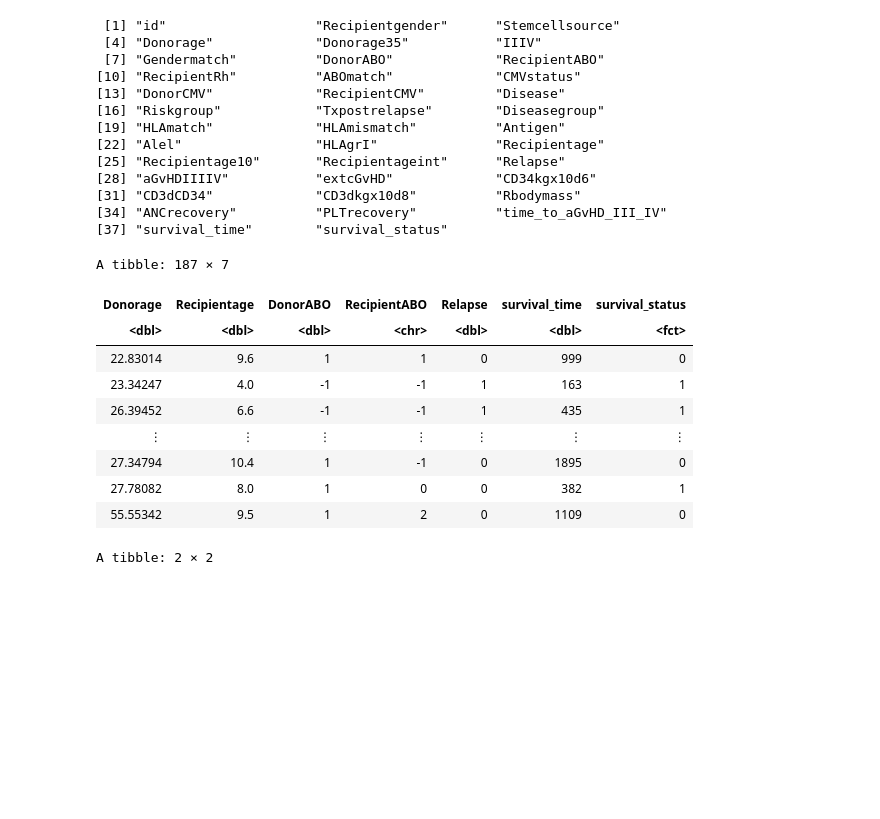
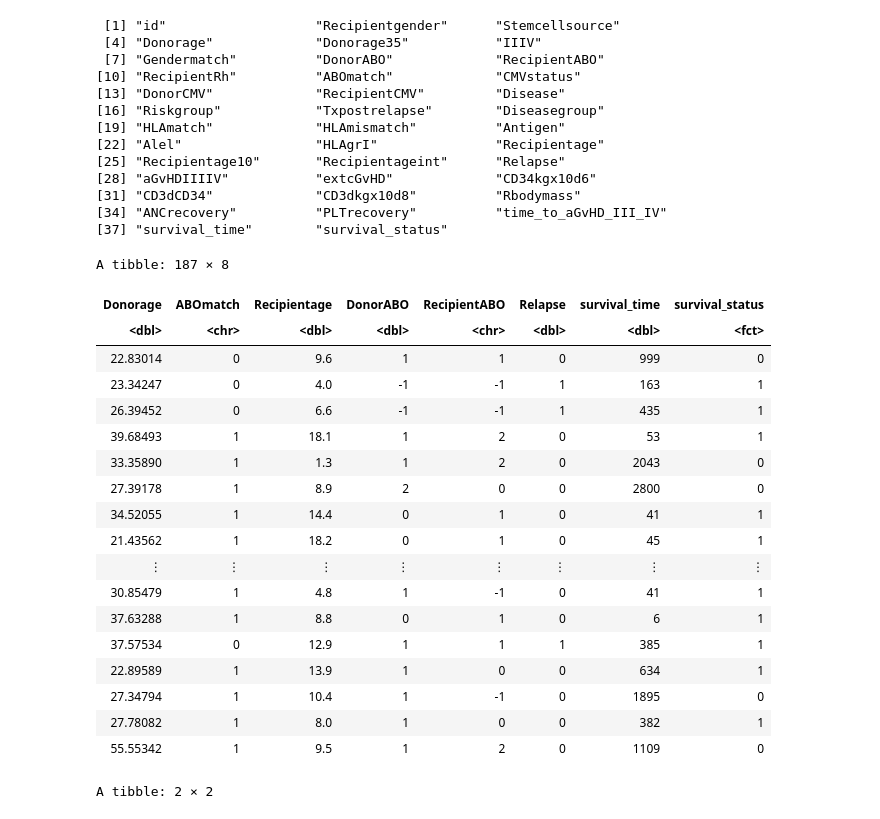
Before and after one commit to lattellie/23-03-DSCI-group-project, a Jupyter notebook: pre-visualization.ipynb, the cells around one changed output. Drawn from its saved outputs; the diff is of its cells as text; code cells hidden in the pictures; blank space fills up the shorter version.

```diff
--- a/pre-visualization.ipynb
+++ b/pre-visualization.ipynb
@@ -46,20 +71,29 @@ A tibble: 6 × 38
 [37] "survival_time"        "survival_status"
 # %%
 bone_selected <- bone_data |>
-select(Donorage, Recipientage, DonorABO, RecipientABO, Relapse, survival_time, survival_status)|>
+select(Donorage, ABOmatch, Recipientage, DonorABO, RecipientABO, Relapse, survival_time, survival_status)|>
 mutate(survival_status = as_factor(survival_status))
 bone_selected
 # %% [output]
-A tibble: 187 × 7
+A tibble: 187 × 8
-| Donorage | Recipientage | DonorABO | RecipientABO | Relapse | survival_time | survival_status |
-| <dbl> | <dbl> | <dbl> | <chr> | <dbl> | <dbl> | <fct> |
-| 22.83014 | 9.6 | 1 | 1 | 0 | 999 | 0 |
-| 23.34247 | 4.0 | -1 | -1 | 1 | 163 | 1 |
-| 26.39452 | 6.6 | -1 | -1 | 1 | 435 | 1 |
-| ⋮ | ⋮ | ⋮ | ⋮ | ⋮ | ⋮ | ⋮ |
-| 27.34794 | 10.4 | 1 | -1 | 0 | 1895 | 0 |
-| 27.78082 | 8.0 | 1 | 0 | 0 | 382 | 1 |
-| 55.55342 | 9.5 | 1 | 2 | 0 | 1109 | 0 |
+| Donorage | ABOmatch | Recipientage | DonorABO | RecipientABO | Relapse | survival_time | survival_status |
+| <dbl> | <chr> | <dbl> | <dbl> | <chr> | <dbl> | <dbl> | <fct> |
+| 22.83014 | 0 | 9.6 | 1 | 1 | 0 | 999 | 0 |
+| 23.34247 | 0 | 4.0 | -1 | -1 | 1 | 163 | 1 |
+| 26.39452 | 0 | 6.6 | -1 | -1 | 1 | 435 | 1 |
+| 39.68493 | 1 | 18.1 | 1 | 2 | 0 | 53 | 1 |
+| 33.35890 | 1 | 1.3 | 1 | 2 | 0 | 2043 | 0 |
+| 27.39178 | 1 | 8.9 | 2 | 0 | 0 | 2800 | 0 |
+| 34.52055 | 1 | 14.4 | 0 | 1 | 0 | 41 | 1 |
+| 21.43562 | 1 | 18.2 | 0 | 1 | 0 | 45 | 1 |
+| ⋮ | ⋮ | ⋮ | ⋮ | ⋮ | ⋮ | ⋮ | ⋮ |
+| 30.85479 | 1 | 4.8 | 1 | -1 | 0 | 41 | 1 |
+| 37.63288 | 1 | 8.8 | 0 | 1 | 0 | 6 | 1 |
+| 37.57534 | 0 | 12.9 | 1 | 1 | 1 | 385 | 1 |
+| 22.89589 | 1 | 13.9 | 1 | 0 | 0 | 634 | 1 |
+| 27.34794 | 1 | 10.4 | 1 | -1 | 0 | 1895 | 0 |
+| 27.78082 | 1 | 8.0 | 1 | 0 | 0 | 382 | 1 |
+| 55.55342 | 1 | 9.5 | 1 | 2 | 0 | 1109 | 0 |
 # %%
 survival_summarize <- bone_selected |>
 group_by(survival_status) |>
```
Also changed, not shown: parts of 6 cells of this notebook.
